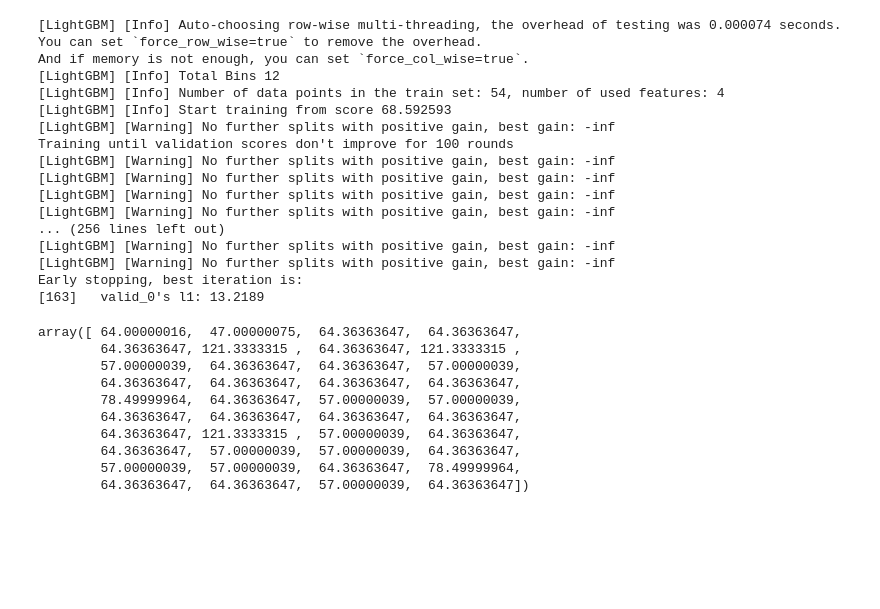
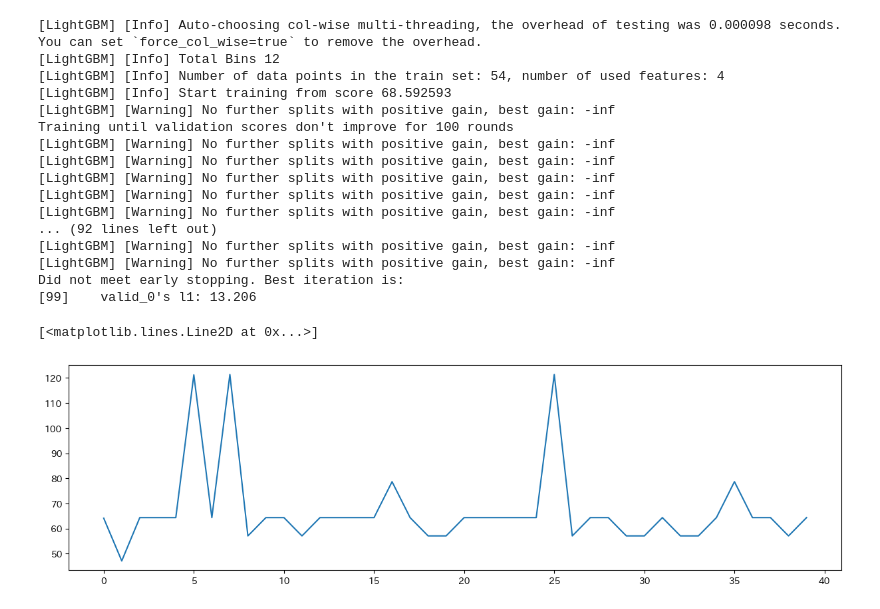
Before and after one commit to AYA-cpu-art/NDY-datacompe-obento, a Jupyter notebook: obento_model02.ipynb, the cells around one changed output. Cells and saved outputs as stored; diff of their text form; code cells hidden in the pictures; blank space fills up the shorter version.

Commit message:
lightgbmを使ったモデル

```diff
--- a/obento_model02.ipynb
+++ b/obento_model02.ipynb
@@ -76,13 +76,16 @@ fixed_params = {
     "metric":"mae",
     "min_gain_to_split":0,
     "min_data_in_leaf":0,
+    "lambda_l1":0.1,
+    "lambda_l2":0.1,
+    "max_depth":4,
+    "n_estimators":100
 }
 # %%
 model = lgb.train(fixed_params,trains,valid_sets=valids,num_boost_round=1000,callbacks=[lgb.early_stopping(stopping_rounds=100)])
 # %% [output]
-[LightGBM] [Info] Auto-choosing row-wise multi-threading, the overhead of testing was 0.000074 seconds.
-You can set `force_row_wise=true` to remove the overhead.
-And if memory is not enough, you can set `force_col_wise=true`.
+[LightGBM] [Info] Auto-choosing col-wise multi-threading, the overhead of testing was 0.000098 seconds.
+You can set `force_col_wise=true` to remove the overhead.
 [LightGBM] [Info] Total Bins 12
 [LightGBM] [Info] Number of data points in the train set: 54, number of used features: 4
 [LightGBM] [Info] Start training from score 68.592593
@@ -92,22 +95,16 @@ Training until validation scores don't improve for 100 rounds
 [LightGBM] [Warning] No further splits with positive gain, best gain: -inf
 [LightGBM] [Warning] No further splits with positive gain, best gain: -inf
 [LightGBM] [Warning] No further splits with positive gain, best gain: -inf
-... (256 lines left out)
+[LightGBM] [Warning] No further splits with positive gain, best gain: -inf
+... (92 lines left out)
 [LightGBM] [Warning] No further splits with positive gain, best gain: -inf
 [LightGBM] [Warning] No further splits with positive gain, best gain: -inf
-Early stopping, best iteration is:
-[163]   valid_0's l1: 13.2189
+Did not meet early stopping. Best iteration is:
+[99]    valid_0's l1: 13.206
 # %%
 pred = model.predict(df_test[cols].drop(["y","datetime"],axis=1))
-pred
+plt.figure(figsize=(15,4))
+plt.plot(pred)
 # %% [output]
-array([ 64.00000016,  47.00000075,  64.36363647,  64.36363647,
-        64.36363647, 121.3333315 ,  64.36363647, 121.3333315 ,
-        57.00000039,  64.36363647,  64.36363647,  57.00000039,
-        64.36363647,  64.36363647,  64.36363647,  64.36363647,
-        78.49999964,  64.36363647,  57.00000039,  57.00000039,
-        64.36363647,  64.36363647,  64.36363647,  64.36363647,
-        64.36363647, 121.3333315 ,  57.00000039,  64.36363647,
-        64.36363647,  57.00000039,  57.00000039,  64.36363647,
-        57.00000039,  57.00000039,  64.36363647,  78.49999964,
-        64.36363647,  64.36363647,  57.00000039,  64.36363647])
+[<matplotlib.lines.Line2D at 0x...>]
+[figure, added]
```
